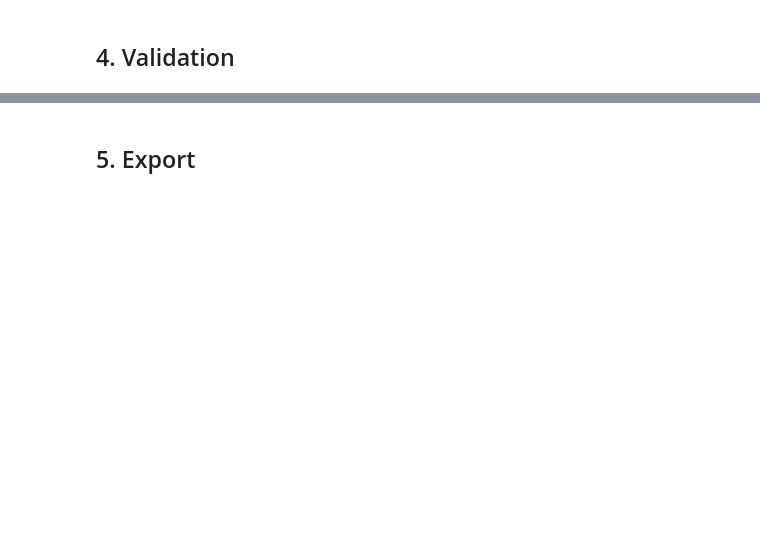
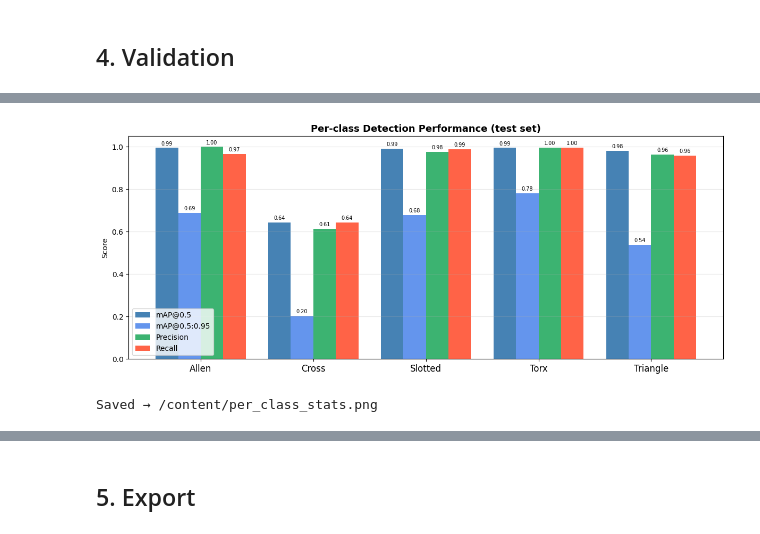
Before and after one commit to jonahchang207/IRIS-Progect, a Jupyter notebook: colab/IRIS_train.ipynb, the cells around one changed output, grey strips where cells are left out. Drawn from its saved outputs; the diff is of its cells as text; code cells hidden in the pictures; blank space fills up the shorter version.

```diff
--- a/colab/IRIS_train.ipynb
+++ b/colab/IRIS_train.ipynb
@@ -147,0 +299,41 @@ else:
+# %%
+
+# ── Per-class stats bar chart (from test-set validation) ─────────────────────
+import matplotlib.pyplot as plt
+import numpy as np
+
+class_names = metrics.names  # dict {0: 'Allen', ...}
+labels = [class_names[i] for i in sorted(class_names)]
+
+map50_vals    = metrics.box.ap50.tolist()
+map5095_vals  = metrics.box.ap.tolist()
+prec_vals     = metrics.box.p.tolist()
+rec_vals      = metrics.box.r.tolist()
+
+x = np.arange(len(labels))
+width = 0.2
+
+fig, ax = plt.subplots(figsize=(12, 5))
+ax.bar(x - 1.5*width, map50_vals,   width, label='mAP@0.5',       color='steelblue')
+ax.bar(x - 0.5*width, map5095_vals, width, label='mAP@0.5:0.95',  color='cornflowerblue')
+ax.bar(x + 0.5*width, prec_vals,    width, label='Precision',      color='mediumseagreen')
+ax.bar(x + 1.5*width, rec_vals,     width, label='Recall',         color='tomato')
+
+ax.set_xticks(x)
+ax.set_xticklabels(labels, fontsize=12)
+ax.set_ylim(0, 1.05)
+ax.set_ylabel("Score")
+ax.set_title("Per-class Detection Performance (test set)", fontsize=13, fontweight='bold')
+ax.legend()
+ax.grid(axis='y', alpha=0.3)
+
+for bars in ax.containers:
+    ax.bar_label(bars, fmt='%.2f', fontsize=7, padding=2)
+
+plt.tight_layout()
+plt.savefig("/content/per_class_stats.png", dpi=150, bbox_inches='tight')
+plt.show()
+print("Saved → /content/per_class_stats.png")
+# %% [output]
+[figure, added]
+Saved → /content/per_class_stats.png
```
Also changed, not shown: parts of 15 cells of this notebook, 6 other files.
